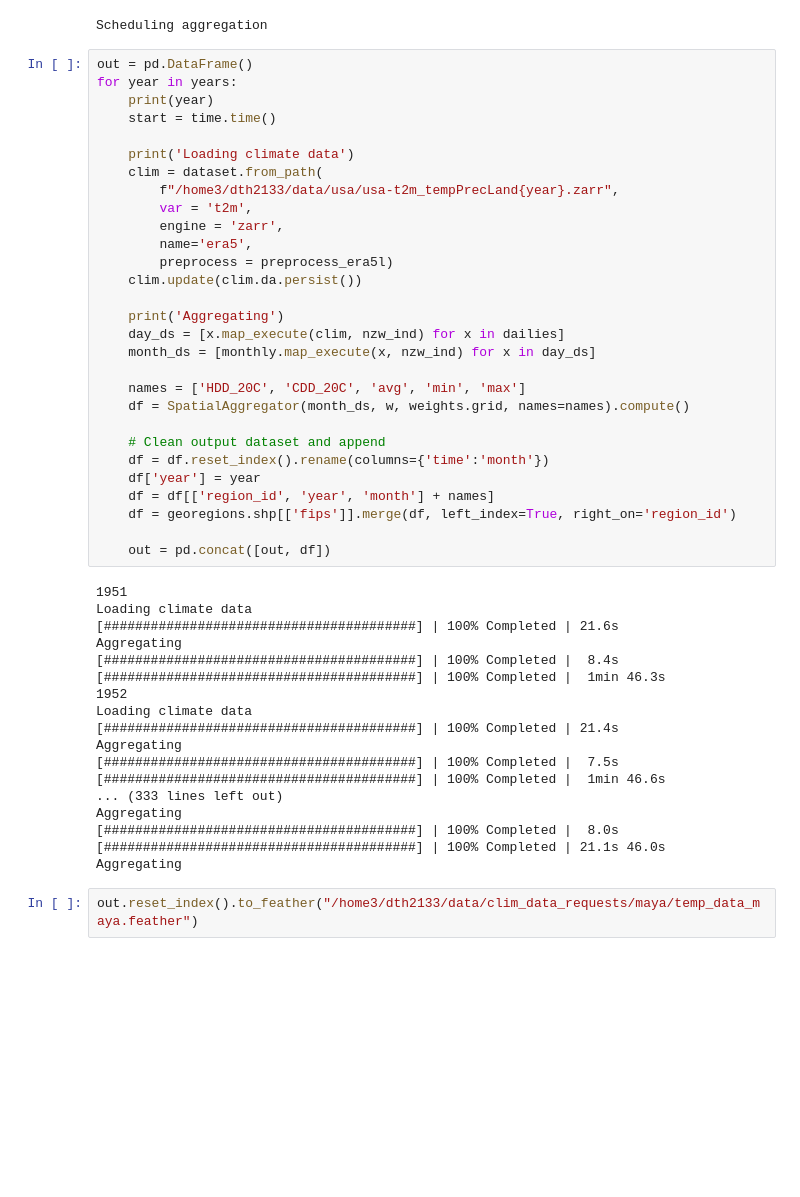
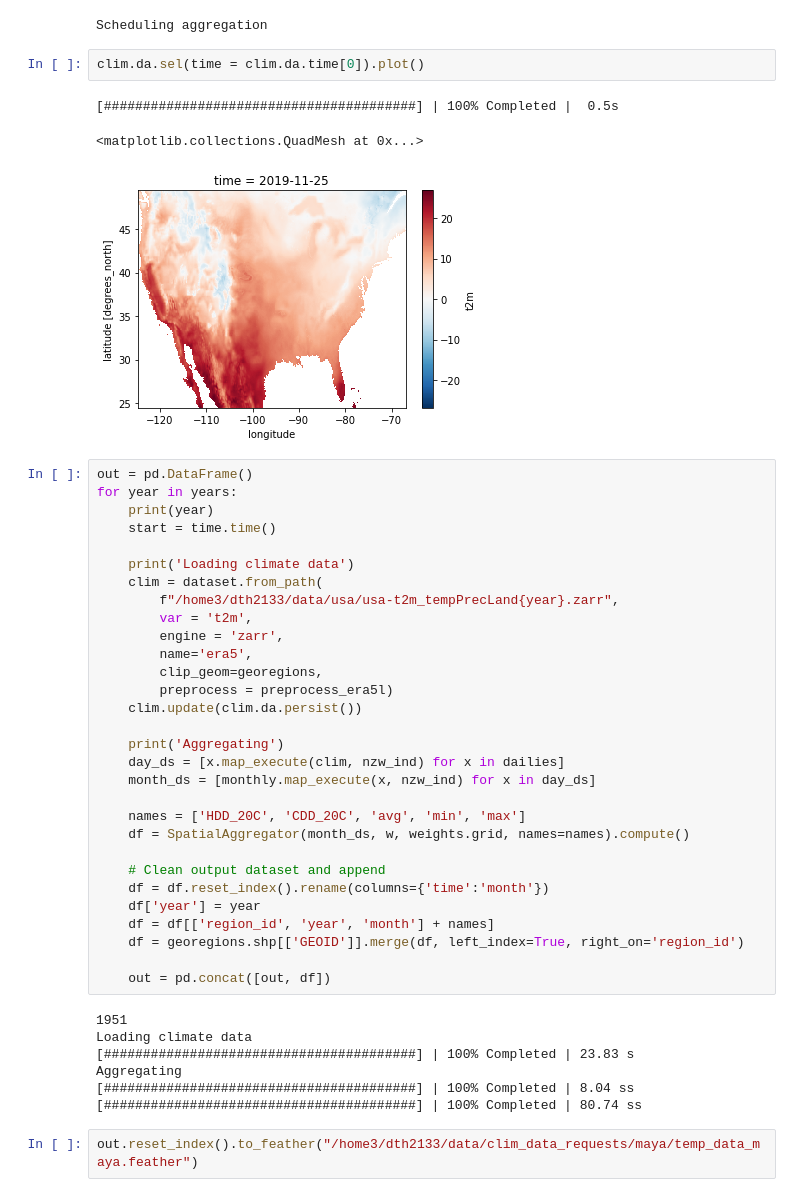
Before and after one commit to dylanhogan/aggfly, a Jupyter notebook: notebooks/run_t2m_us-counties_example.ipynb, the cells around one changed output. Drawn from its saved outputs; the diff is of its cells as text; blank space fills up the shorter version.

```diff
--- a/notebooks/run_t2m_us-counties_example.ipynb
+++ b/notebooks/run_t2m_us-counties_example.ipynb
@@ -95,6 +97,12 @@ dailies = [
 monthly = TemporalAggregator('sum', 'time.month')
 # %% [output]
 Scheduling aggregation
+# %%
+clim.da.sel(time = clim.da.time[0]).plot()
+# %% [output]
+[########################################] | 100% Completed |  0.5s
+<matplotlib.collections.QuadMesh at 0x...>
+[figure, added]
 # %%
 out = pd.DataFrame()
 for year in years:
@@ -107,6 +115,7 @@ for year in years:
         var = 't2m',
         engine = 'zarr',
         name='era5',
+        clip_geom=georegions,
         preprocess = preprocess_era5l)
     clim.update(clim.da.persist())
 
@@ -121,27 +130,16 @@ for year in years:
     df = df.reset_index().rename(columns={'time':'month'})
     df['year'] = year
     df = df[['region_id', 'year', 'month'] + names]
-    df = georegions.shp[['fips']].merge(df, left_index=True, right_on='region_id')
+    df = georegions.shp[['GEOID']].merge(df, left_index=True, right_on='region_id')
 
     out = pd.concat([out, df])
 # %% [output]
 1951
 Loading climate data
-[########################################] | 100% Completed | 21.6s
+[########################################] | 100% Completed | 23.83 s
 Aggregating
-[########################################] | 100% Completed |  8.4s
-[########################################] | 100% Completed |  1min 46.3s
-1952
-Loading climate data
-[########################################] | 100% Completed | 21.4s
-Aggregating
-[########################################] | 100% Completed |  7.5s
-[########################################] | 100% Completed |  1min 46.6s
-... (333 lines left out)
-Aggregating
-[########################################] | 100% Completed |  8.0s
-[########################################] | 100% Completed | 21.1s 46.0s
-Aggregating
+[########################################] | 100% Completed | 8.04 ss
+[########################################] | 100% Completed | 80.74 ss
 # %%
 out.reset_index().to_feather("/home3/dth2133/data/clim_data_requests/maya/temp_data_maya.feather")
 # %%
```
Also changed, not shown: parts of 9 cells of this notebook, 4 other files.
